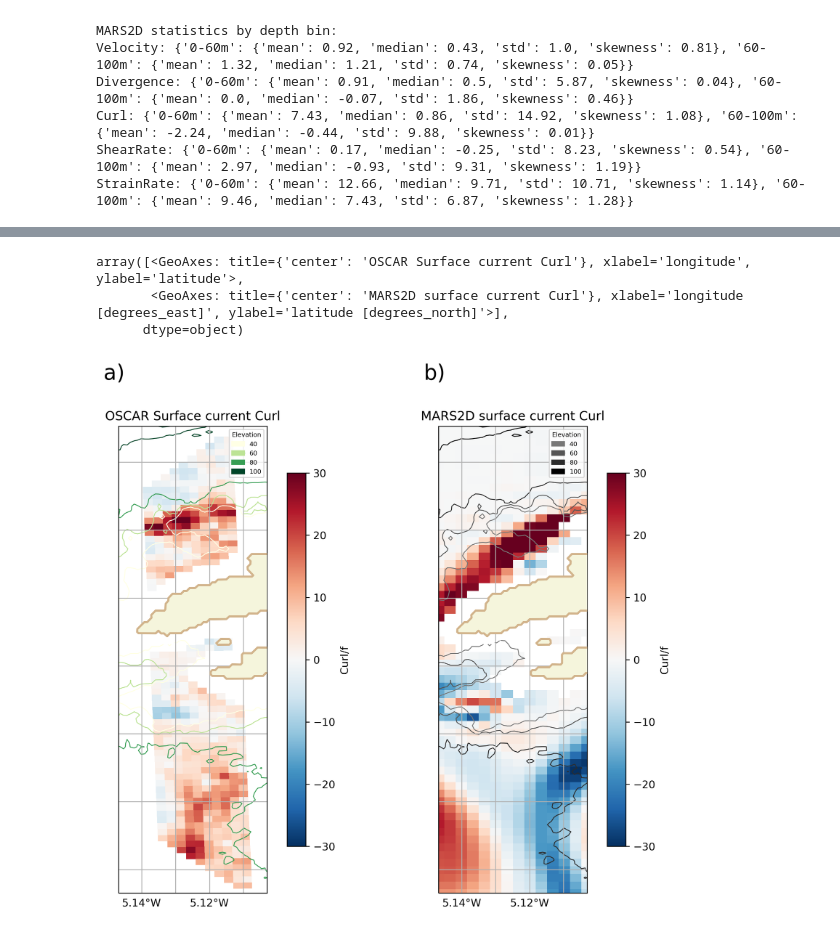
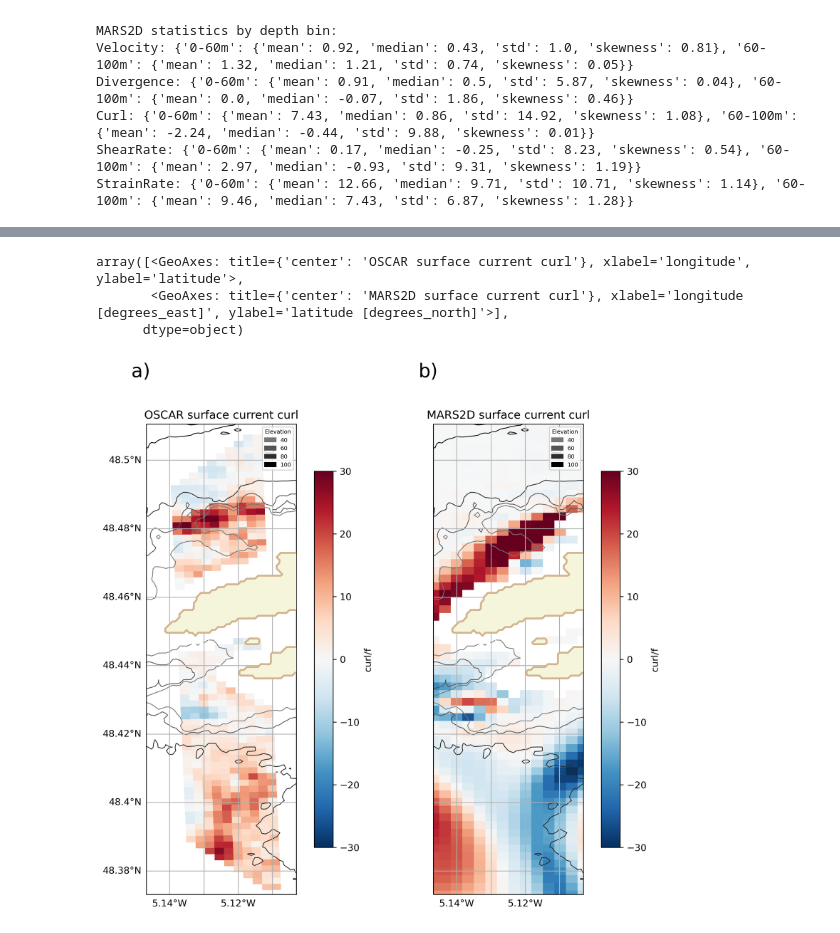
Before and after one commit to JWMichalski/oscarplus, a Jupyter notebook: examples/Iroise Sea divergence paper/Figures_1705.ipynb, the cells around one changed output, grey strips where cells are left out. Drawn from its saved outputs; the diff is of its cells as text; code cells hidden in the pictures.

```diff
--- a/examples/Iroise Sea divergence paper/Figures_1705.ipynb
+++ b/examples/Iroise Sea divergence paper/Figures_1705.ipynb
@@ -701,23 +662,23 @@ def MARS_OSCAR_side_by_side(
 # %%
 extent = [
         MARS2D_sub.longitude.min().values,
         MARS2D_sub.longitude.max().values,
         MARS2D_sub.latitude.min().values,
         MARS2D_sub.latitude.max().values,
     ]
 
-MARS_OSCAR_side_by_side(
+ph.OSCAR_MARS_side_by_side(
     OSCAR,
     MARS2D_sub,
     "Curl",
     bathymetry,
-    figsize=(10, 8),
+    figsize=(10, 9),
     extent = extent,
     vmax = 30,
 )
 # %% [output]
-array([<GeoAxes: title={'center': 'OSCAR Surface current Curl'}, xlabel='longitude', ylabel='latitude'>,
-       <GeoAxes: title={'center': 'MARS2D surface current Curl'}, xlabel='longitude [degrees_east]', ylabel='latitude [degrees_north]'>],
+array([<GeoAxes: title={'center': 'OSCAR surface current curl'}, xlabel='longitude', ylabel='latitude'>,
+       <GeoAxes: title={'center': 'MARS2D surface current curl'}, xlabel='longitude [degrees_east]', ylabel='latitude [degrees_north]'>],
       dtype=object)
-[figure, old version]
+[figure, new version]
 # %%
```
Also changed, not shown: parts of 7 cells of this notebook, 3 other files.
